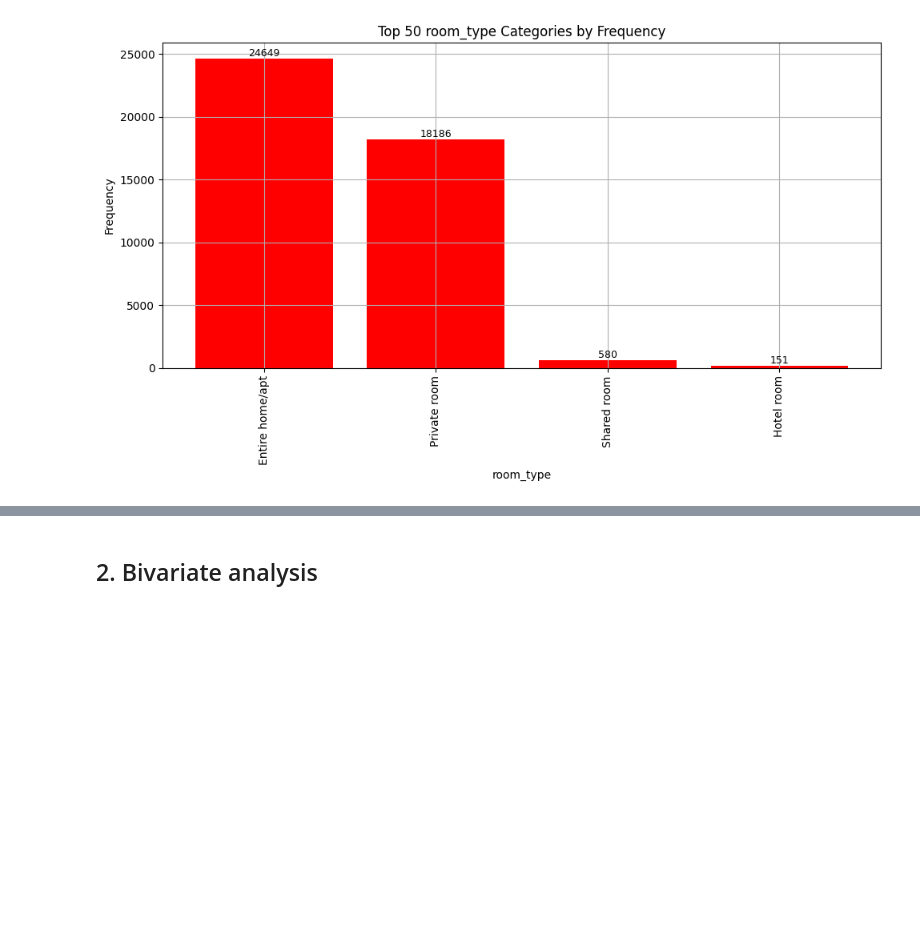
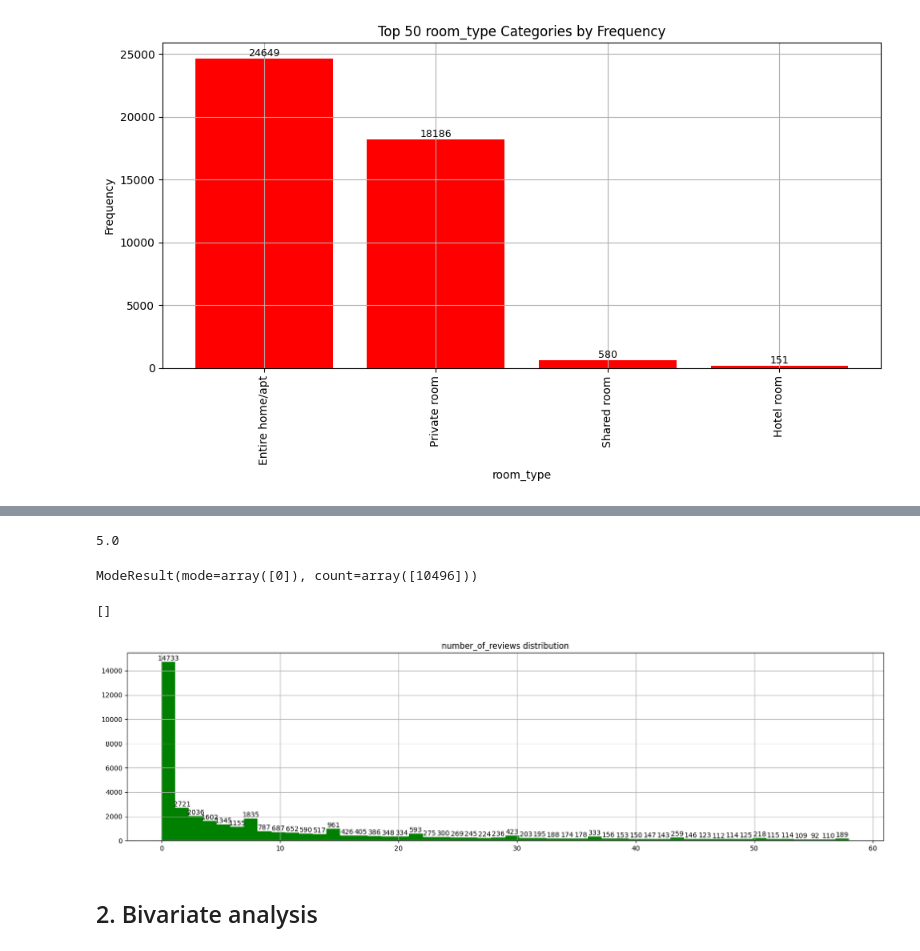
Before and after one commit to ingoscargiraldor/CDA, a Jupyter notebook: airbnb/eda.ipynb, the cells around one changed output, grey strips where cells are left out. Cells and saved outputs as stored; diff of their text form; code cells hidden in the pictures; blank space fills up the shorter version.

```diff
--- a/airbnb/eda.ipynb
+++ b/airbnb/eda.ipynb
@@ -370,2 +430,34 @@ plt.show()
+# %%
+# Provides the median value
+mediana = listings_df["number_of_reviews"].median()
+print(mediana)
+# %% [output]
+5.0
+# %%
+# Provides the mod value
+from scipy import stats
+moda = stats.mode(listings_df["number_of_reviews"], keepdims=True)
+print(moda)
+# %% [output]
+ModeResult(mode=array([0]), count=array([10496]))
+# %%
+# Let's make some calculations for determining an outlier threshold
+q1 = listings_df["number_of_reviews"].quantile(0.25)
+q3 = listings_df["number_of_reviews"].quantile(0.75)
+iqr = q3 - q1
+# %%
+plt.figure(figsize=(20, 5))
+n, bins, patches = plt.hist(listings_df.loc[listings_df["number_of_reviews"] <= (q3 + 1.5 * iqr)]["number_of_reviews"], bins=50, color="green")
+plt.title("number_of_reviews distribution")
+plt.grid(True)
+
+for i in range(len(patches)):
+    plt.text(patches[i].get_x() + patches[i].get_width() / 2, patches[i].get_height(), f"{int(n[i])}", ha="center", va="bottom")
+
+
+plt.plot()
+# %% [output]
+[]
+[figure, added]
 # %% [markdown]
 ## 2. Bivariate analysis
```
Also changed, not shown: parts of 27 cells of this notebook.
